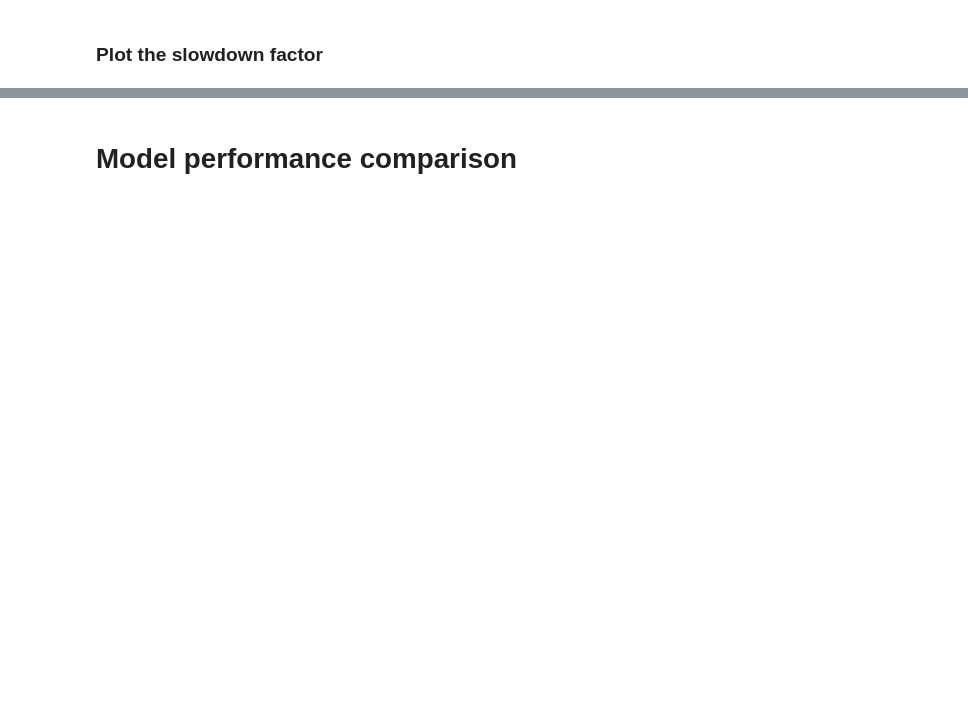
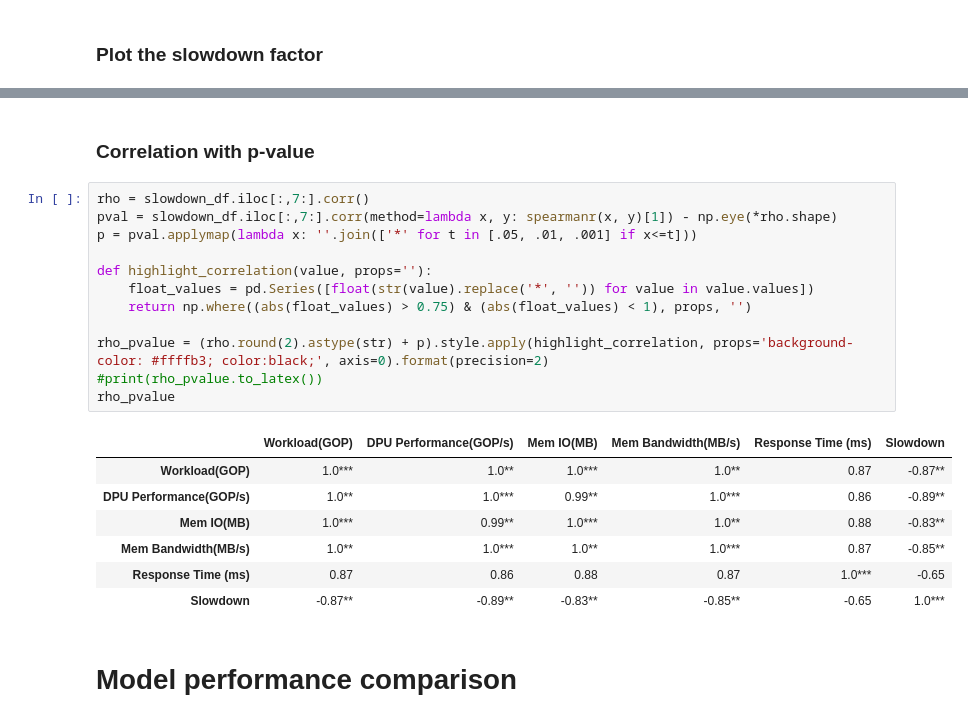
Before and after one commit to MatteoFasulo/Versal-C-Code, a Jupyter notebook: code/notebook.ipynb, the cells around one changed output, grey strips where cells are left out. Saved outputs shown, nothing was run; the diff lists cells and outputs as text; blank space fills up the shorter version.

Commit message:
EPF savefig for LaTeX.
Spearman rank correlation from SciPy Stats.

```diff
--- a/code/notebook.ipynb
+++ b/code/notebook.ipynb
@@ -168,4 +168,26 @@ plt.show()
 [figure]
+# %% [markdown]
+### Correlation with p-value
+# %%
+rho = slowdown_df.iloc[:,7:].corr()
+pval = slowdown_df.iloc[:,7:].corr(method=lambda x, y: spearmanr(x, y)[1]) - np.eye(*rho.shape)
+p = pval.applymap(lambda x: ''.join(['*' for t in [.05, .01, .001] if x<=t]))
+
+def highlight_correlation(value, props=''):
+    float_values = pd.Series([float(str(value).replace('*', '')) for value in value.values])
+    return np.where((abs(float_values) > 0.75) & (abs(float_values) < 1), props, '')
+
+rho_pvalue = (rho.round(2).astype(str) + p).style.apply(highlight_correlation, props='background-color: #ffffb3; color:black;', axis=0).format(precision=2)
+#print(rho_pvalue.to_latex())
+rho_pvalue
+# %% [output]
+|  | Workload(GOP) | DPU Performance(GOP/s) | Mem IO(MB) | Mem Bandwidth(MB/s) | Response Time (ms) | Slowdown |
+| Workload(GOP) | 1.0*** | 1.0** | 1.0*** | 1.0** | 0.87 | -0.87** |
+| DPU Performance(GOP/s) | 1.0** | 1.0*** | 0.99** | 1.0*** | 0.86 | -0.89** |
+| Mem IO(MB) | 1.0*** | 0.99** | 1.0*** | 1.0** | 0.88 | -0.83** |
+| Mem Bandwidth(MB/s) | 1.0** | 1.0*** | 1.0** | 1.0*** | 0.87 | -0.85** |
+| Response Time (ms) | 0.87 | 0.86 | 0.88 | 0.87 | 1.0*** | -0.65 |
+| Slowdown | -0.87** | -0.89** | -0.83** | -0.85** | -0.65 | 1.0*** |
 # %% [markdown]
 # Model performance comparison
 # %%
```
Also changed, not shown: parts of 6 cells of this notebook, 5 other files.
